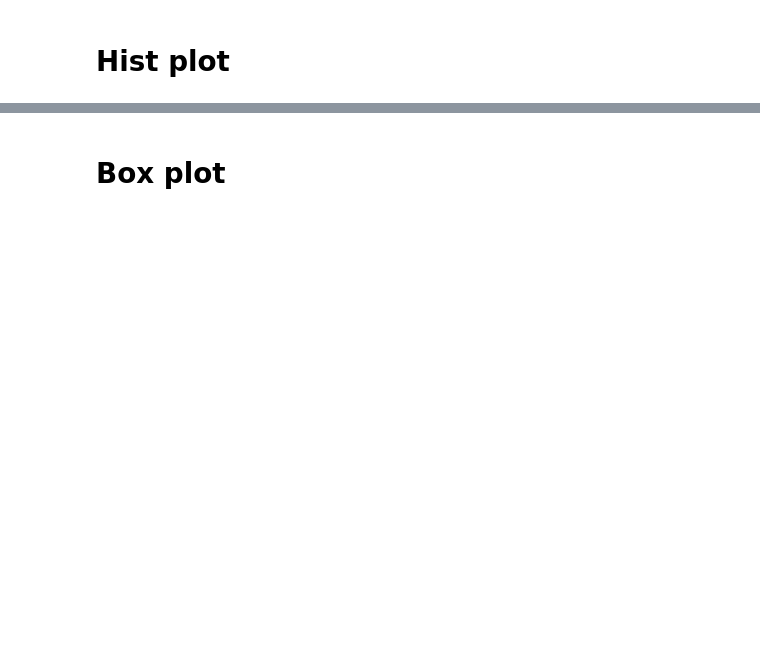
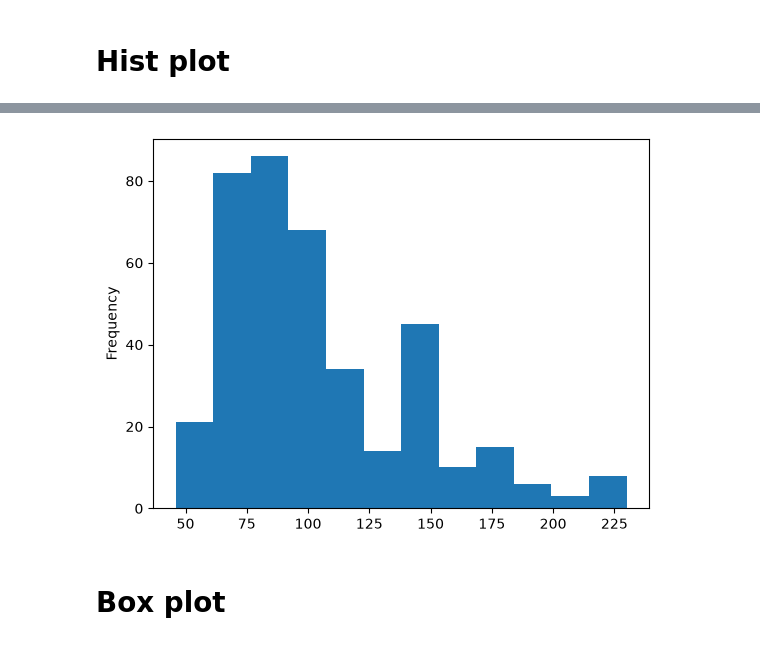
Before and after one commit to deveshpatwa/Free_Datasets, a Jupyter notebook: Python Class Files/part 11 Matplotlib.ipynb, the cells around one changed output, grey strips where cells are left out. Drawn from its saved outputs; the diff is of its cells as text; code cells hidden in the pictures; blank space fills up the shorter version.

```diff
--- a/Python Class Files/part 11 Matplotlib.ipynb
+++ b/Python Class Files/part 11 Matplotlib.ipynb
@@ -120,6 +161,8 @@ plt.show()
 # %%
-car['horsepower'].plot(kind='hist',bins=15)
+car['horsepower'].plot(kind='hist',bins=12)
 plt.show()
+# %% [output]
+[figure, added]
 # %% [markdown]
 # Box plot
 # %%
```
Also changed, not shown: parts of 13 cells of this notebook, 1 other file.
